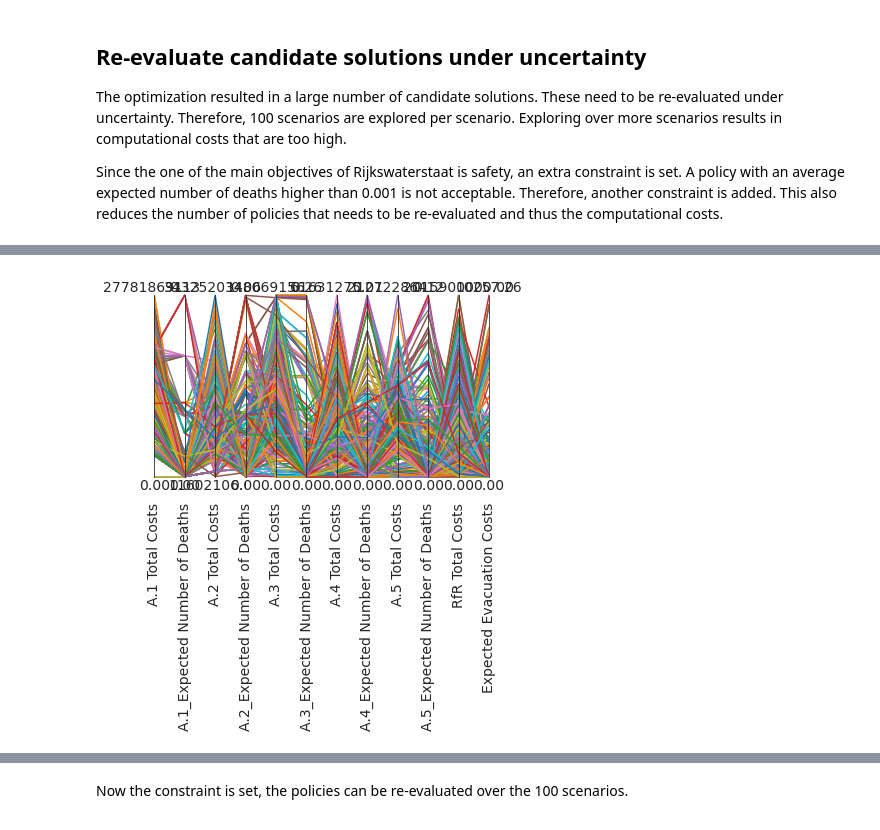
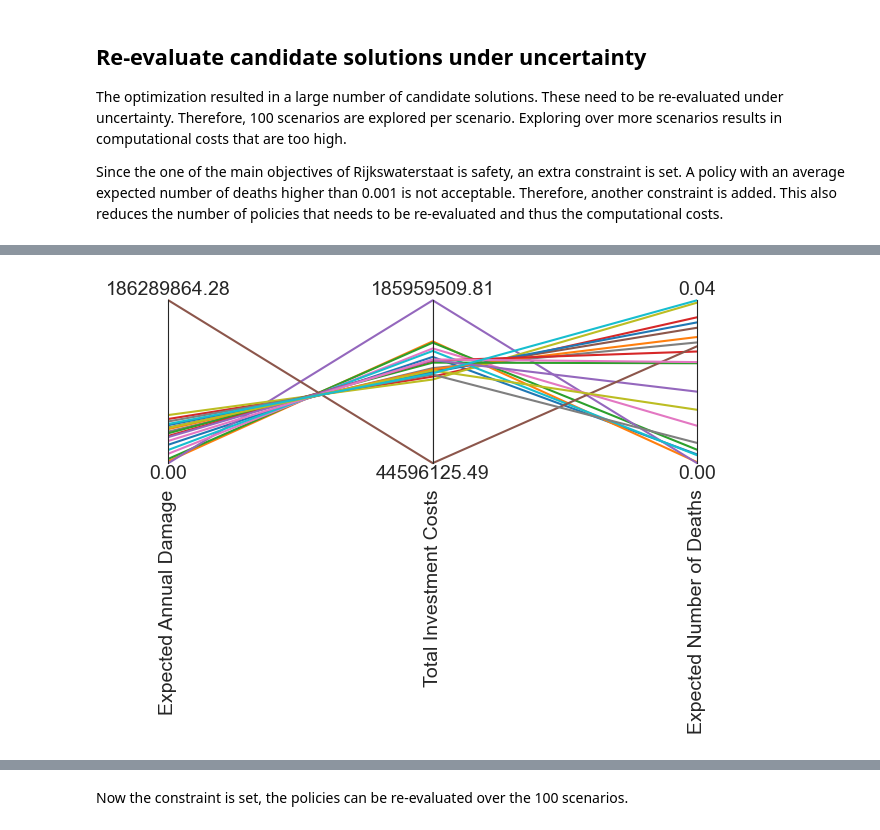
Before and after one commit to green-caro/epa1361_open, a Jupyter notebook: final assignment/V2_Multi-scenario_MORDM_and_ScenarioDiscovery.ipynb, the cells around one changed output, grey strips where cells are left out. Cells and saved outputs as stored; diff of their text form; code cells hidden in the pictures.

```diff
--- a/final assignment/V2_Multi-scenario_MORDM_and_ScenarioDiscovery.ipynb
+++ b/final assignment/V2_Multi-scenario_MORDM_and_ScenarioDiscovery.ipynb
@@ -100,9 +105,3 @@ plt.show()
 The optimization resulted in a large number of candidate solutions. These need to be re-evaluated under uncertainty. Therefore, 100 scenarios are explored per scenario. Exploring over more scenarios results in computational costs that are too high.
 
 Since the one of the main objectives of Rijkswaterstaat is safety, an extra constraint is set. A policy with an average expected number of deaths higher than 0.001 is not acceptable. Therefore, another constraint is added. This also reduces the number of policies that needs to be re-evaluated and thus the computational costs.
-# %%
-import pandas as pd
-
-archive['sum_deaths'] = archive['A.1_Expected Number of Deaths'] + archive['A.1_Expected Number of Deaths'] + archive['A.2_Expected Number of Deaths'] + archive['A.3_Expected Number of Deaths'] + archive['A.4_Expected Number of Deaths'] + archive['A.5_Expected Number of Deaths']
-logical = archive.sum_deaths < 0.005
-np.sum(logical)
@@ -115,13 +129,15 @@ archive.sum_deaths[archive.sum_deaths < 0.005]
 # %%
 from ema_workbench.analysis import parcoords
 
-data = archive.loc[:, [o.name for o in model.outcomes]]
+archive_subspace = archive.loc[archive['Expected Number of Deaths'] < 0.05]
+
+data = archive_subspace.loc[:, [o.name for o in model.outcomes]]
 limits = parcoords.get_limits(data)
 #limits.loc[0, ['utility', 'inertia', 'reliability', 'max_P']] = 0
 
 paraxes = parcoords.ParallelAxes(limits)
 paraxes.plot(data)
 #paraxes.invert_axis('max_P')
 plt.show()
 # %% [output]
-[figure, old version]
+[figure, new version]
```
Also changed, not shown: parts of 15 cells of this notebook, 1 other file.
